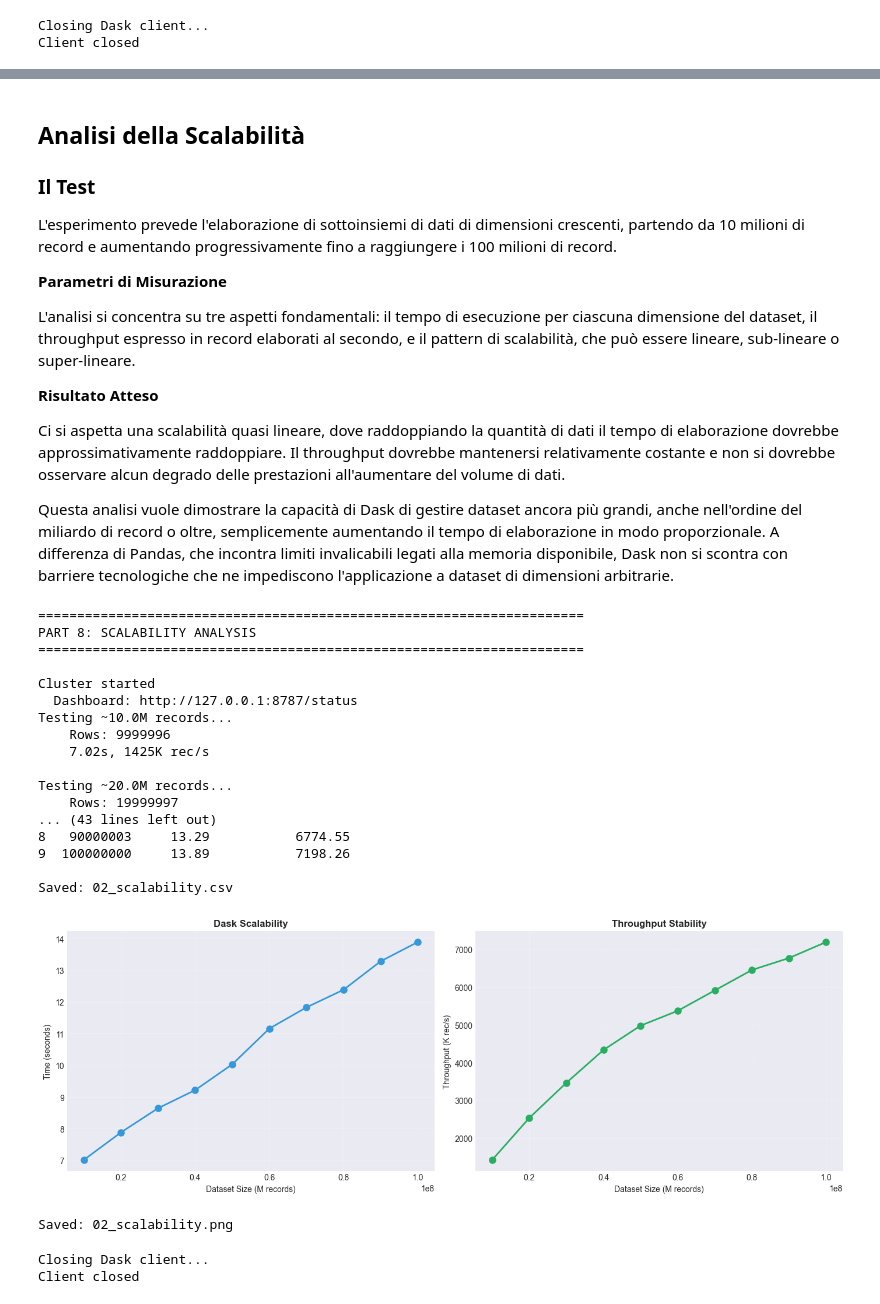
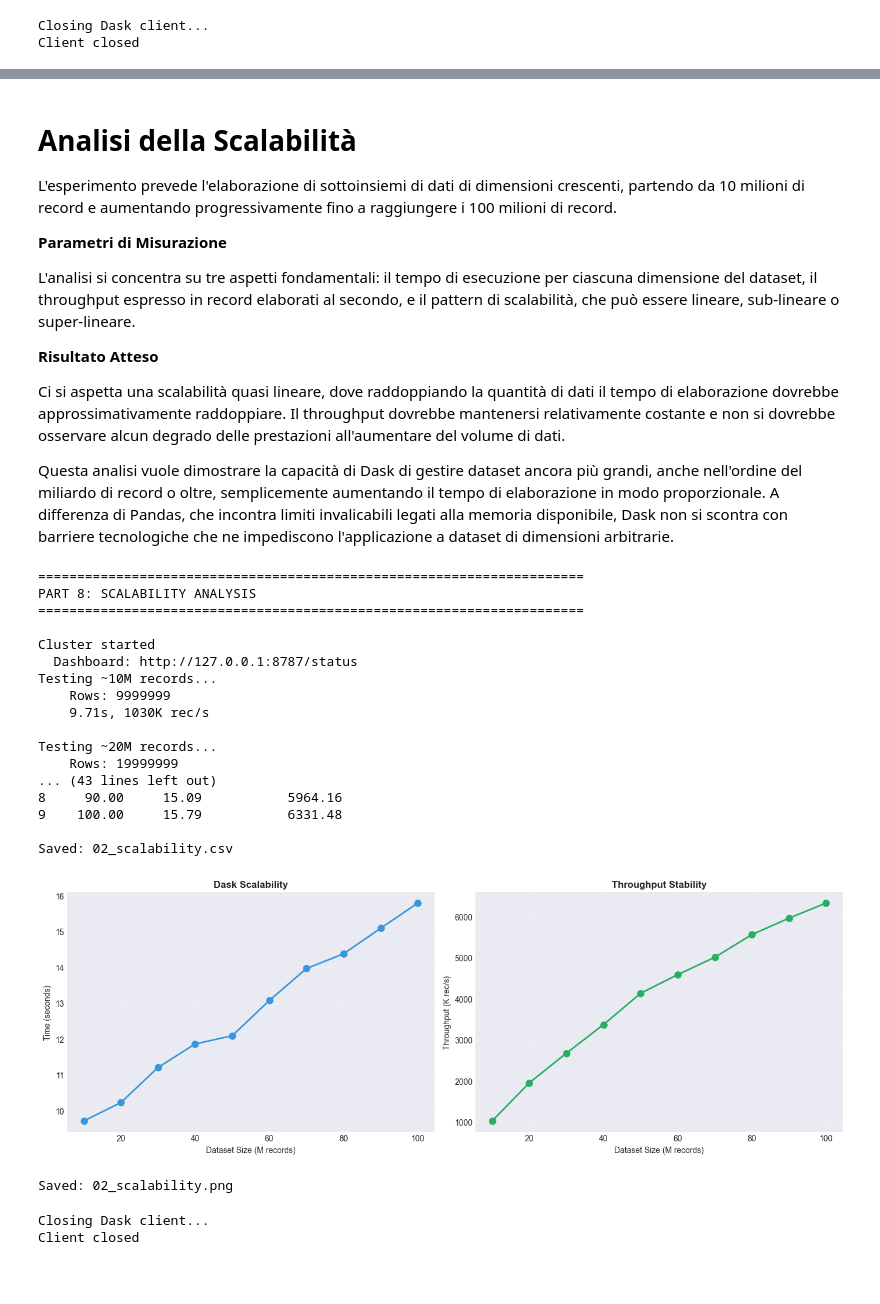
Before and after one commit to paolodvnz/bigdata-ecommerce-project, a Jupyter notebook: notebooks/02_dask_distributed.ipynb, the cells around one changed output, grey strips where cells are left out. Saved outputs shown, nothing was run; the diff lists cells and outputs as text; code cells hidden in the pictures; blank space fills up the shorter version.

```diff
--- a/notebooks/02_dask_distributed.ipynb
+++ b/notebooks/02_dask_distributed.ipynb
@@ -185,0 +72,20 @@ True
+# %%
+# PATHS CONFIGURATION
+
+# Data paths
+DATA_DIR = Path("../data/raw/")
+RESULTS_DIR = Path("../results")
+GRAPH_DIR = Path("../docs/graphs")
+
+TRANSACTIONS_FILE = DATA_DIR / "transactions"
+CUSTOMERS_FILE = DATA_DIR / "customers.parquet"
+PRODUCTS_FILE = DATA_DIR / "products.parquet"
+
+# Verify files
+print("Checking data files...")
+for file_path in [TRANSACTIONS_FILE, CUSTOMERS_FILE, PRODUCTS_FILE]:
+    if file_path.exists():
+        size = file_path.stat().st_size
+        print(f"  {file_path.name}: OK")
+    else:
+        print(f"  {file_path.name}: NOT FOUND")
@@ -837,9 +741,7 @@ La lazy evaluation ottimizza l'intero flusso di lavoro prima dell'esecuzione, el
 **4. Efficient Partitioning**
 Il partizionamento efficiente garantisce dimensioni ottimali dei blocchi di dati, minimizzando l'overhead di gestione e massimizzando le prestazioni complessive del sistema.
 # %% [markdown]
-## Analisi della Scalabilità
-
-### Il Test
+# Analisi della Scalabilità
 
 L'esperimento prevede l'elaborazione di sottoinsiemi di dati di dimensioni crescenti, partendo da 10 milioni di record e aumentando progressivamente fino a raggiungere i 100 milioni di record.
 
@@ -867,7 +769,8 @@ cluster = LocalCluster(
     threads_per_worker=1,
     memory_limit='2GB',
     dashboard_address=':8787',
-    silence_logs='ERROR'
+    silence_logs='ERROR',
+    processes=True
 )
 client = Client(cluster)
 
@@ -877,15 +780,14 @@ print(f"  Dashboard: {client.dashboard_link}")
 df = dd.read_parquet(
     TRANSACTIONS_FILE,
     dtype=dtypes,
-    blocksize='128MB'
 )
 
 for frac in test_sizes:
-    print(f"Testing ~{frac * 100}M records...")
+    print(f"Testing ~{frac * 100:.0f}M records...")
 
 
     # Create subset
-    df_subset = df.sample(frac=frac)
+    df_subset = df.sample(frac=frac).repartition(npartitions=48)
     nrows = len(df_subset)
     print(f"    Rows: {nrows}")
 
@@ -897,7 +799,7 @@ for frac in test_sizes:
     tput = (nrows / elapsed) / 1000
 
     scale_results.append({
-        'Size (M)': nrows,
+        'Size (M)': nrows/1_000_000,
         'Time (s)': elapsed,
         'Throughput (K/s)': tput
     })
@@ -926,41 +828,41 @@ ax1.set_xlabel('Dataset Size (M records)')
 ax1.set_ylabel('Time (seconds)')
 ax1.set_title('Dask Scalability', fontweight='bold')
 ax1.grid(True, alpha=0.3)
 
 # Throughput
 ax2 = axes[1]
 ax2.plot(
     scale_df['Size (M)'], scale_df['Throughput (K/s)'],
     marker='o', linewidth=2, markersize=8, color='#27ae60')
 ax2.set_xlabel('Dataset Size (M records)')
 ax2.set_ylabel('Throughput (K rec/s)')
 ax2.set_title('Throughput Stability', fontweight='bold')
 ax2.grid(True, alpha=0.3)
 
 plt.tight_layout()
 plt.savefig(GRAPH_DIR / '02_scalability.png', dpi=300)
 plt.show()
 
 print("Saved: 02_scalability.png")
 # %% [output]
 ======================================================================
 PART 8: SCALABILITY ANALYSIS
 ======================================================================
 
 Cluster started
   Dashboard: http://127.0.0.1:8787/status
-Testing ~10.0M records...
-    Rows: 9999996
-    7.02s, 1425K rec/s
+Testing ~10M records...
+    Rows: 9999999
+    9.71s, 1030K rec/s
 
-Testing ~20.0M records...
-    Rows: 19999997
+Testing ~20M records...
+    Rows: 19999999
 ... (43 lines left out)
-8   90000003     13.29           6774.55
-9  100000000     13.89           7198.26
+8     90.00     15.09           5964.16
+9    100.00     15.79           6331.48
 
 Saved: 02_scalability.csv
-[figure, old version]
+[figure, new version]
 Saved: 02_scalability.png
 # %%
 # CLEANUP
```
Also changed, not shown: parts of 19 cells of this notebook, 22 other files.
